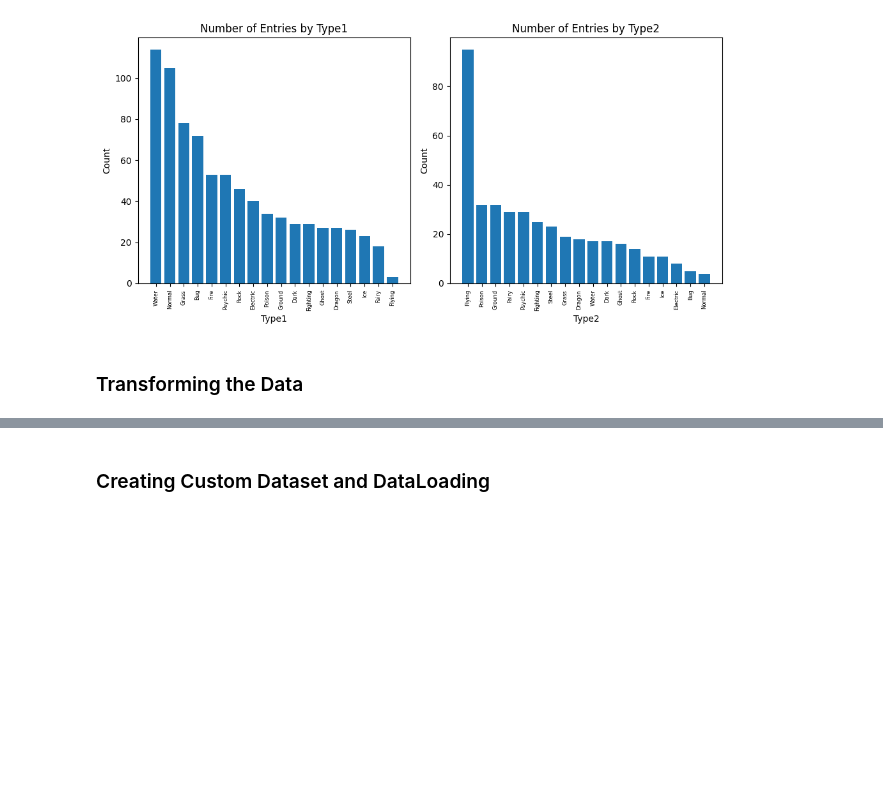
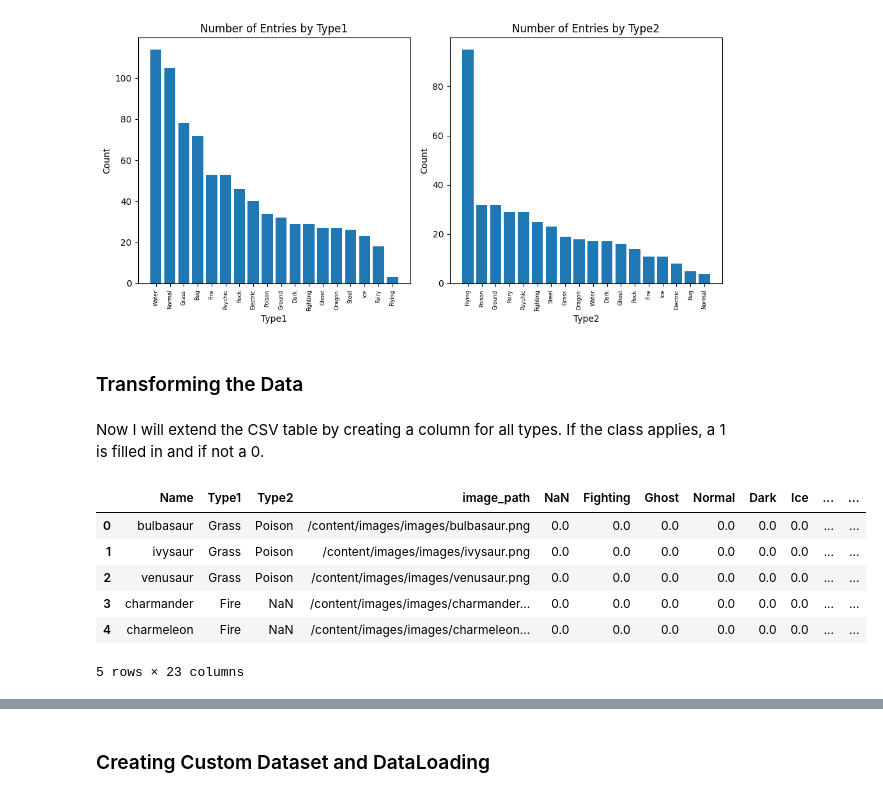
Before and after one commit to ILPATHERA/ML2_Pokemonclassifier, a Jupyter notebook: ML2_Image_Classification.ipynb, the cells around one changed output, grey strips where cells are left out. Drawn from its saved outputs; the diff is of its cells as text; code cells hidden in the pictures; blank space fills up the shorter version.

```diff
--- a/ML2_Image_Classification.ipynb
+++ b/ML2_Image_Classification.ipynb
@@ -208,3 +219,37 @@ plt.show()
 [figure]
 # %% [markdown]
 ### Transforming the Data
+# %% [markdown]
+Now I will extend the CSV table by creating a column for all types. If the class applies, a 1 is filled in and if not a 0.
+# %%
+import numpy as np
+
+# Replace 'NaN' with 'None'
+df['Type2'].replace('NaN', 'None', inplace=True)
+
+#Create Column for each Type
+all_types = set(df['Type1'].unique()).union(set(df['Type2'].unique()))
+
+class_types = {}
+for i, type_name in enumerate(all_types):
+    class_types[type_name] = i
+
+#Fill in 1 if pokemon has this type
+for i, row in df.iterrows():
+    type1 = row['Type1']
+    type2 = row['Type2']
+    for type_name in all_types:
+        if type_name == type1 or type_name == type2:
+            df.at[i, type_name] = 1
+        else:
+            df.at[i, type_name] = 0
+
+df.head()
+# %% [output]
+|  | Name | Type1 | Type2 | image_path | NaN | Fighting | Ghost | Normal | Dark | Ice | ... | ... |
+| 0 | bulbasaur | Grass | Poison | /content/images/images/bulbasaur.png | 0.0 | 0.0 | 0.0 | 0.0 | 0.0 | 0.0 | ... | ... |
+| 1 | ivysaur | Grass | Poison | /content/images/images/ivysaur.png | 0.0 | 0.0 | 0.0 | 0.0 | 0.0 | 0.0 | ... | ... |
+| 2 | venusaur | Grass | Poison | /content/images/images/venusaur.png | 0.0 | 0.0 | 0.0 | 0.0 | 0.0 | 0.0 | ... | ... |
+| 3 | charmander | Fire | NaN | /content/images/images/charmander... | 0.0 | 0.0 | 0.0 | 0.0 | 0.0 | 0.0 | ... | ... |
+| 4 | charmeleon | Fire | NaN | /content/images/images/charmeleon... | 0.0 | 0.0 | 0.0 | 0.0 | 0.0 | 0.0 | ... | ... |
+5 rows × 23 columns
```
Also changed, not shown: parts of 20 cells of this notebook.
